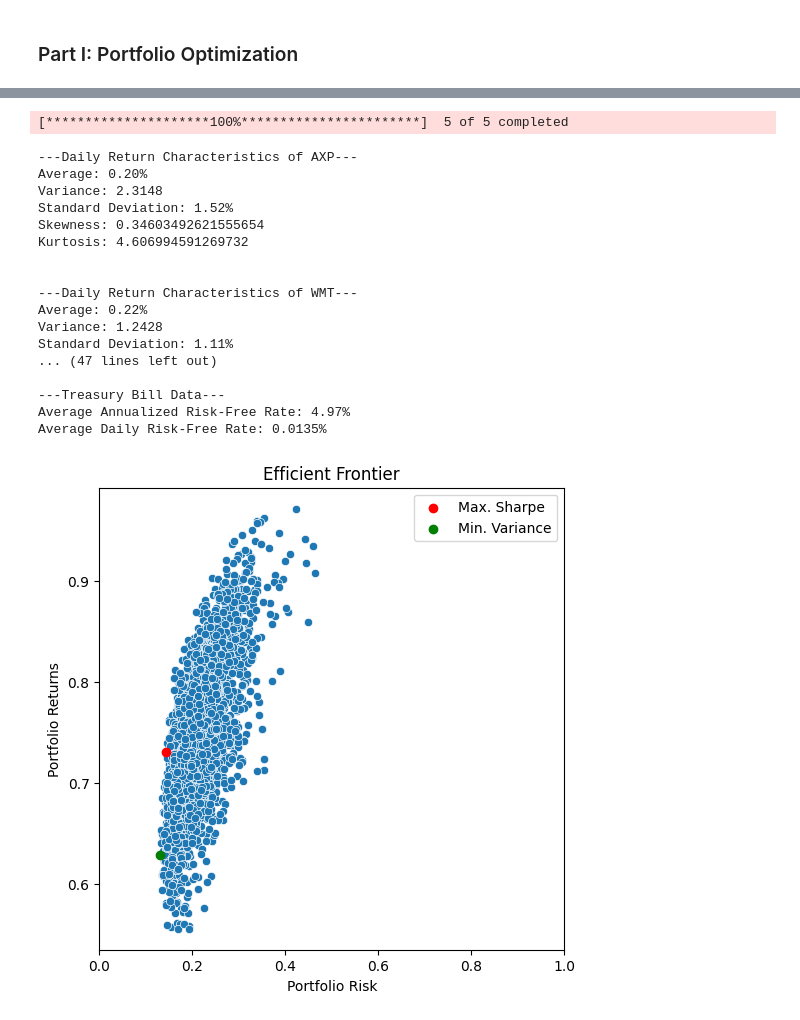
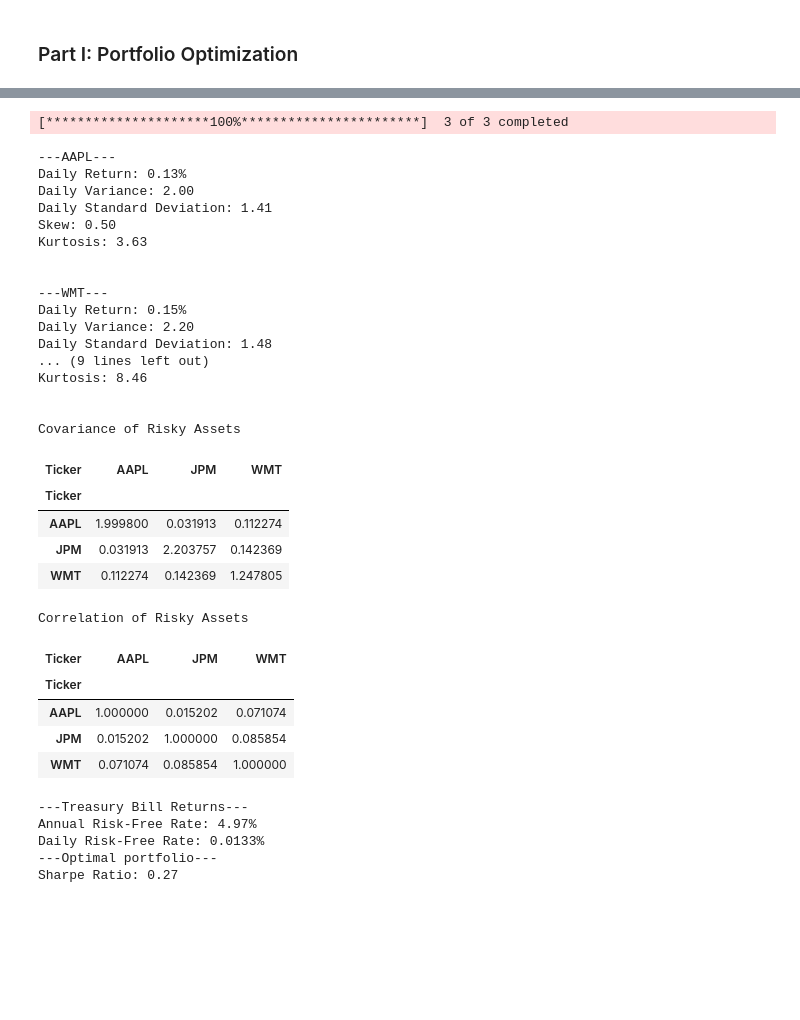
Before and after one commit to ashishmathew98/Financial-Analysis, a Jupyter notebook: financial-analysis-group-project.ipynb, the cells around one changed output, grey strips where cells are left out. Drawn from its saved outputs; the diff is of its cells as text; code cells hidden in the pictures; blank space fills up the shorter version.

```diff
--- a/financial-analysis-group-project.ipynb
+++ b/financial-analysis-group-project.ipynb
@@ -106,29 +136,41 @@ def plotEfficientFrontier(returns,rfr):
 # %%
-tickers = ['AXP','WMT','NRG','AAPL','TSLA']
 start_date = datetime(2024,1,1).date()
 end_date = datetime(2024,12,31).date()
-
-daily_return, tbill_data = pullPriceData(tickers,start_date,end_date)
+tickers = ['AAPL','WMT','JPM']
+mean_returns, cov_matrix, daily_rfr = returnCharacteristics(tickers,start_date,end_date)
+opt_weights = optimal_weights(mean_returns,cov_matrix,daily_rfr)
 # %% [output]
-[*********************100%***********************]  5 of 5 completed
+[*********************100%***********************]  3 of 3 completed
----Daily Return Characteristics of AXP---
-Average: 0.20%
-Variance: 2.3148
-Standard Deviation: 1.52%
-Skewness: 0.34603492621555654
-Kurtosis: 4.606994591269732
+---AAPL---
+Daily Return: 0.13%
+Daily Variance: 2.00
+Daily Standard Deviation: 1.41
+Skew: 0.50
+Kurtosis: 3.63
 
 
----Daily Return Characteristics of WMT---
-Average: 0.22%
-Variance: 1.2428
-Standard Deviation: 1.11%
-... (47 lines left out)
+---WMT---
+Daily Return: 0.15%
+Daily Variance: 2.20
+Daily Standard Deviation: 1.48
+... (9 lines left out)
+Kurtosis: 8.46
 
----Treasury Bill Data---
-Average Annualized Risk-Free Rate: 4.97%
-Average Daily Risk-Free Rate: 0.0135%
+
+Covariance of Risky Assets
+| Ticker | AAPL | JPM | WMT |
+| Ticker |  |  |  |
+| AAPL | 1.999800 | 0.031913 | 0.112274 |
+| JPM | 0.031913 | 2.203757 | 0.142369 |
+| WMT | 0.112274 | 0.142369 | 1.247805 |
+Correlation of Risky Assets
+| Ticker | AAPL | JPM | WMT |
+| Ticker |  |  |  |
+| AAPL | 1.000000 | 0.015202 | 0.071074 |
+| JPM | 0.015202 | 1.000000 | 0.085854 |
+| WMT | 0.071074 | 0.085854 | 1.000000 |
+---Treasury Bill Returns---
+Annual Risk-Free Rate: 4.97%
+Daily Risk-Free Rate: 0.0133%
+---Optimal portfolio---
+Sharpe Ratio: 0.27
-# %%
-plotEfficientFrontier(daily_return,0.0479)
-# %% [output]
-[figure, removed]
```
Also changed, not shown: parts of 11 cells of this notebook.
